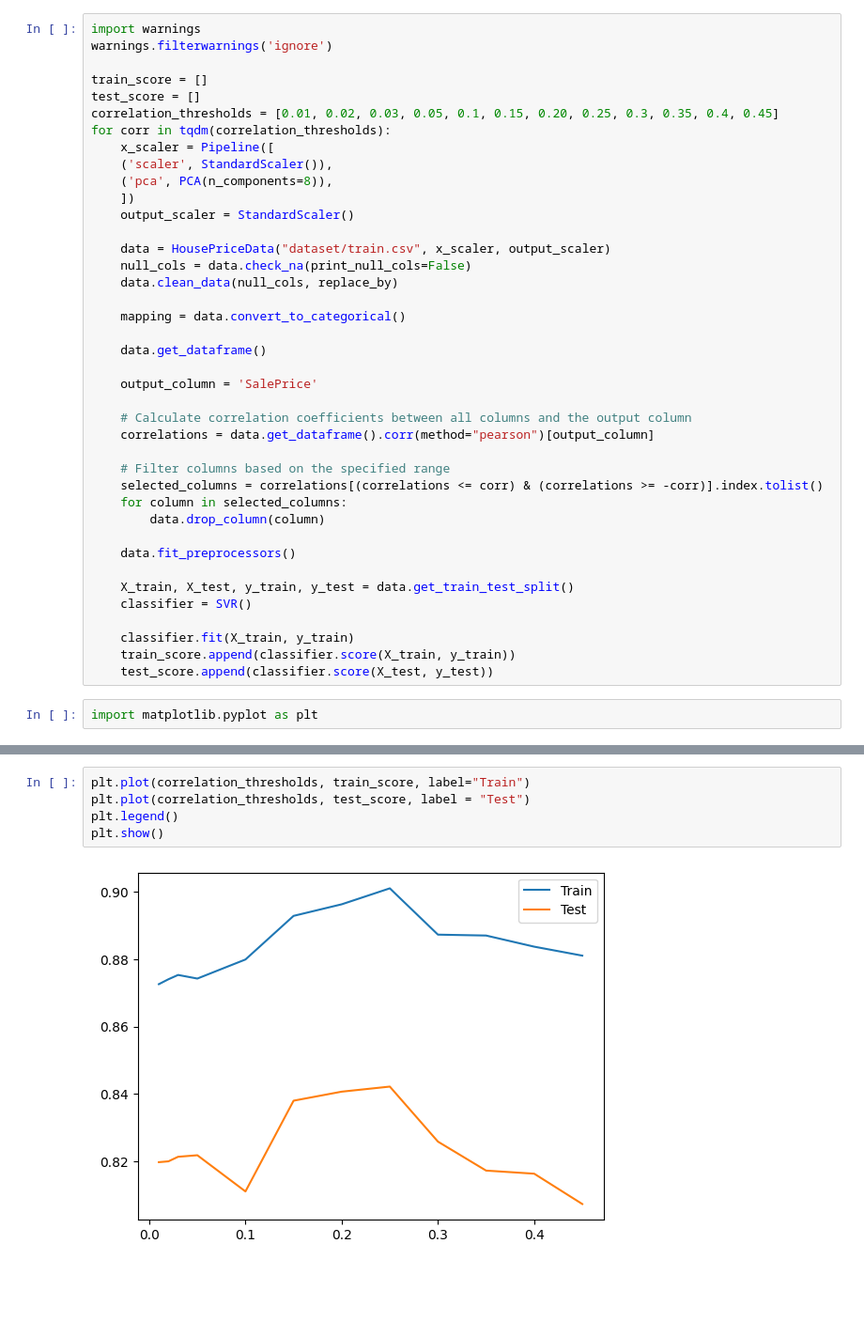
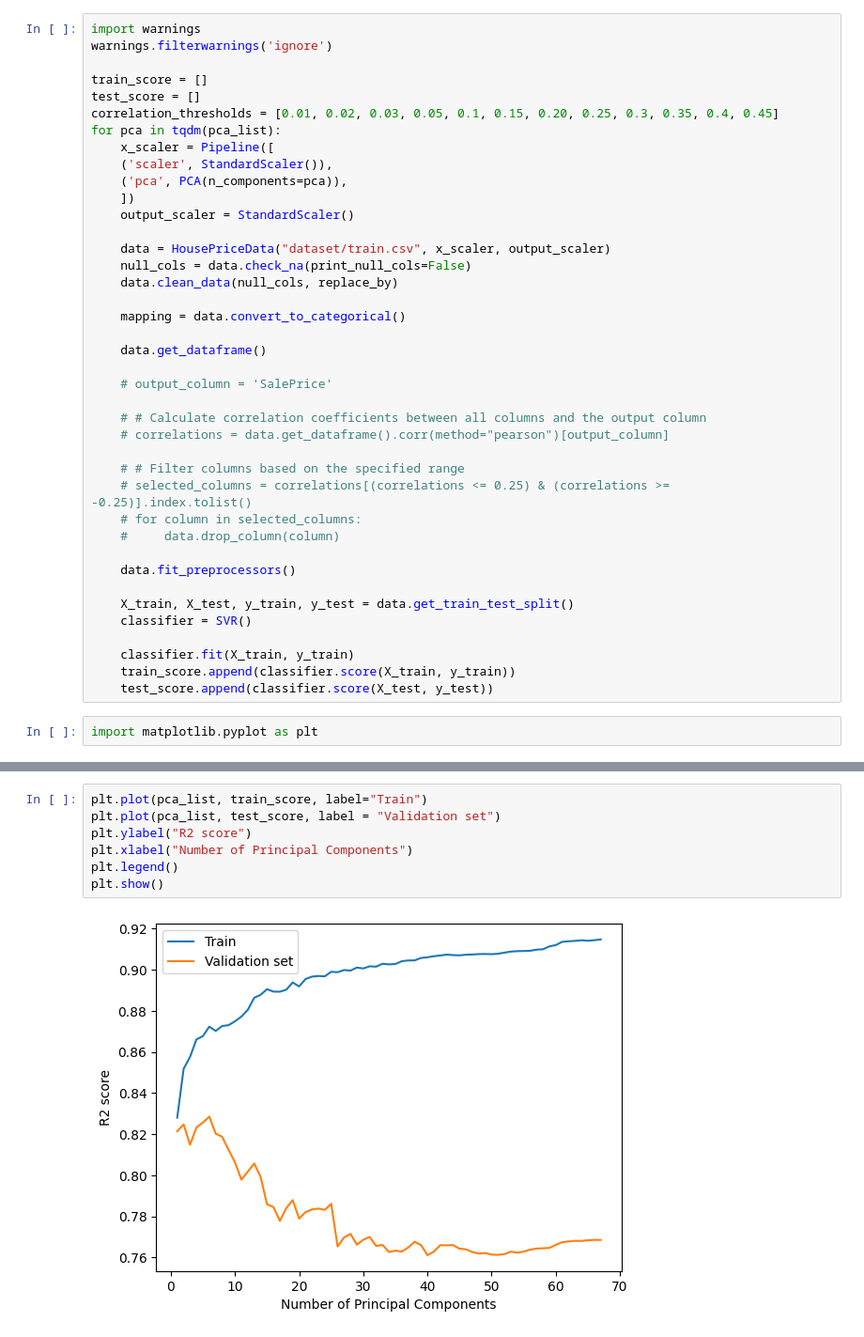
Before and after one commit to oam-mit/csci-567-project, a Jupyter notebook: correlation_coeff_pca.ipynb, the cells around one changed output, grey strips where cells are left out. Shown at 94% size. Saved outputs shown, nothing was run; the diff lists cells and outputs as text; blank space fills up the shorter version.

```diff
--- a/correlation_coeff_pca.ipynb
+++ b/correlation_coeff_pca.ipynb
@@ -45,10 +45,10 @@ warnings.filterwarnings('ignore')
 train_score = []
 test_score = []
 correlation_thresholds = [0.01, 0.02, 0.03, 0.05, 0.1, 0.15, 0.20, 0.25, 0.3, 0.35, 0.4, 0.45]
-for corr in tqdm(correlation_thresholds):
+for pca in tqdm(pca_list):
     x_scaler = Pipeline([
     ('scaler', StandardScaler()),
-    ('pca', PCA(n_components=8)),
+    ('pca', PCA(n_components=pca)),
     ])
     output_scaler = StandardScaler()
 
@@ -60,15 +60,15 @@ for corr in tqdm(correlation_thresholds):
 
     data.get_dataframe()
 
-    output_column = 'SalePrice'
+    # output_column = 'SalePrice'
 
-    # Calculate correlation coefficients between all columns and the output column
-    correlations = data.get_dataframe().corr(method="pearson")[output_column]
+    # # Calculate correlation coefficients between all columns and the output column
+    # correlations = data.get_dataframe().corr(method="pearson")[output_column]
 
-    # Filter columns based on the specified range
-    selected_columns = correlations[(correlations <= corr) & (correlations >= -corr)].index.tolist()
-    for column in selected_columns:
-        data.drop_column(column)
+    # # Filter columns based on the specified range
+    # selected_columns = correlations[(correlations <= 0.25) & (correlations >= -0.25)].index.tolist()
+    # for column in selected_columns:
+    #     data.drop_column(column)
 
     data.fit_preprocessors()
 
@@ -98,7 +103,9 @@ train_score
 # %%
-plt.plot(correlation_thresholds, train_score, label="Train")
-plt.plot(correlation_thresholds, test_score, label = "Test")
+plt.plot(pca_list, train_score, label="Train")
+plt.plot(pca_list, test_score, label = "Validation set")
+plt.ylabel("R2 score")
+plt.xlabel("Number of Principal Components")
 plt.legend()
 plt.show()
 # %% [output]
-[figure, old version]
+[figure, new version]
```
Also changed, not shown: parts of 1 cell of this notebook, 12 other files.
